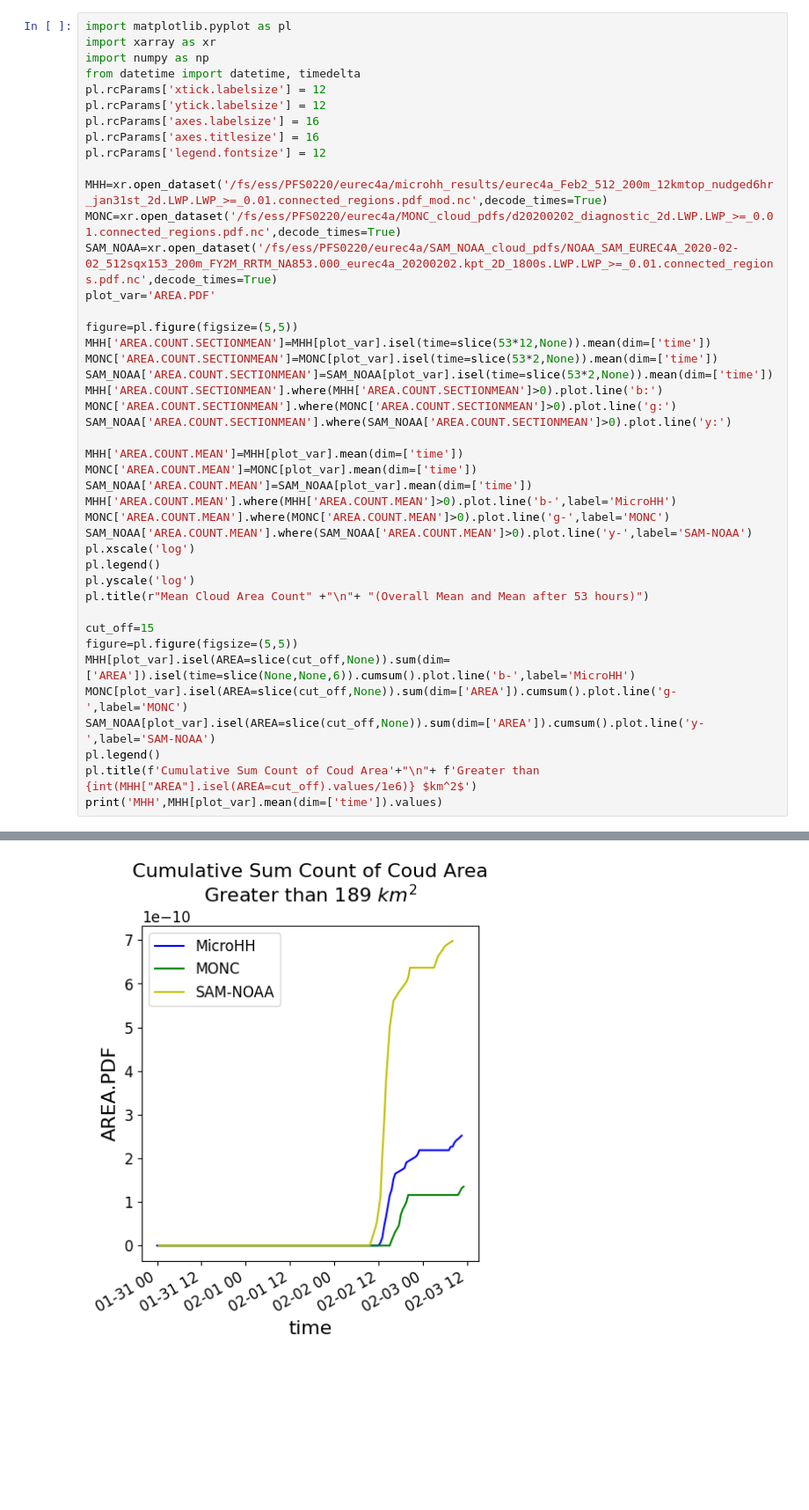
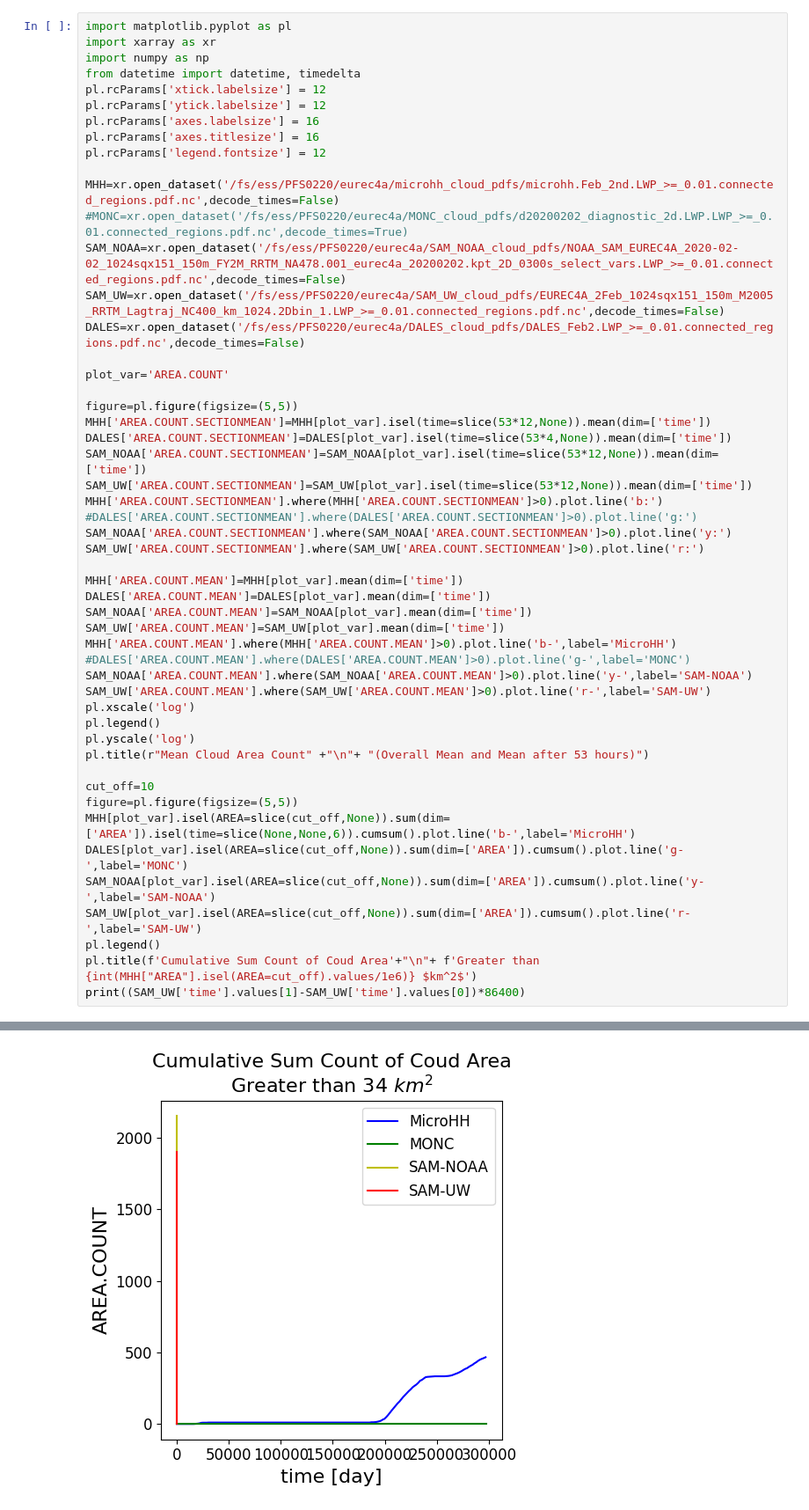
Before and after one commit to girishnigamanth/python_files, a Jupyter notebook: EUREC4A/cloud_size_distribution.ipynb, the cells around one changed output, grey strips where cells are left out. Shown at 88% size. Drawn from its saved outputs; the diff is of its cells as text; blank space fills up the shorter version.

```diff
--- a/EUREC4A/cloud_size_distribution.ipynb
+++ b/EUREC4A/cloud_size_distribution.ipynb
@@ -9,36 +9,44 @@ pl.rcParams['axes.labelsize'] = 16
 pl.rcParams['axes.titlesize'] = 16
 pl.rcParams['legend.fontsize'] = 12
 
-MHH=xr.open_dataset('/fs/ess/PFS0220/eurec4a/microhh_results/eurec4a_Feb2_512_200m_12kmtop_nudged6hr_jan31st_2d.LWP.LWP_>=_0.01.connected_regions.pdf_mod.nc',decode_times=True)
-MONC=xr.open_dataset('/fs/ess/PFS0220/eurec4a/MONC_cloud_pdfs/d20200202_diagnostic_2d.LWP.LWP_>=_0.01.connected_regions.pdf.nc',decode_times=True)
-SAM_NOAA=xr.open_dataset('/fs/ess/PFS0220/eurec4a/SAM_NOAA_cloud_pdfs/NOAA_SAM_EUREC4A_2020-02-02_512sqx153_200m_FY2M_RRTM_NA853.000_eurec4a_20200202.kpt_2D_1800s.LWP.LWP_>=_0.01.connected_regions.pdf.nc',decode_times=True)
-plot_var='AREA.PDF'
+MHH=xr.open_dataset('/fs/ess/PFS0220/eurec4a/microhh_cloud_pdfs/microhh.Feb_2nd.LWP_>=_0.01.connected_regions.pdf.nc',decode_times=False)
+#MONC=xr.open_dataset('/fs/ess/PFS0220/eurec4a/MONC_cloud_pdfs/d20200202_diagnostic_2d.LWP.LWP_>=_0.01.connected_regions.pdf.nc',decode_times=True)
+SAM_NOAA=xr.open_dataset('/fs/ess/PFS0220/eurec4a/SAM_NOAA_cloud_pdfs/NOAA_SAM_EUREC4A_2020-02-02_1024sqx151_150m_FY2M_RRTM_NA478.001_eurec4a_20200202.kpt_2D_0300s_select_vars.LWP_>=_0.01.connected_regions.pdf.nc',decode_times=False)
+SAM_UW=xr.open_dataset('/fs/ess/PFS0220/eurec4a/SAM_UW_cloud_pdfs/EUREC4A_2Feb_1024sqx151_150m_M2005_RRTM_Lagtraj_NC400_km_1024.2Dbin_1.LWP_>=_0.01.connected_regions.pdf.nc',decode_times=False)
+DALES=xr.open_dataset('/fs/ess/PFS0220/eurec4a/DALES_cloud_pdfs/DALES_Feb2.LWP_>=_0.01.connected_regions.pdf.nc',decode_times=False)
+
+plot_var='AREA.COUNT'
 
 figure=pl.figure(figsize=(5,5))
 MHH['AREA.COUNT.SECTIONMEAN']=MHH[plot_var].isel(time=slice(53*12,None)).mean(dim=['time'])
-MONC['AREA.COUNT.SECTIONMEAN']=MONC[plot_var].isel(time=slice(53*2,None)).mean(dim=['time'])
-SAM_NOAA['AREA.COUNT.SECTIONMEAN']=SAM_NOAA[plot_var].isel(time=slice(53*2,None)).mean(dim=['time'])
+DALES['AREA.COUNT.SECTIONMEAN']=DALES[plot_var].isel(time=slice(53*4,None)).mean(dim=['time'])
+SAM_NOAA['AREA.COUNT.SECTIONMEAN']=SAM_NOAA[plot_var].isel(time=slice(53*12,None)).mean(dim=['time'])
+SAM_UW['AREA.COUNT.SECTIONMEAN']=SAM_UW[plot_var].isel(time=slice(53*12,None)).mean(dim=['time'])
 MHH['AREA.COUNT.SECTIONMEAN'].where(MHH['AREA.COUNT.SECTIONMEAN']>0).plot.line('b:')
-MONC['AREA.COUNT.SECTIONMEAN'].where(MONC['AREA.COUNT.SECTIONMEAN']>0).plot.line('g:')
+#DALES['AREA.COUNT.SECTIONMEAN'].where(DALES['AREA.COUNT.SECTIONMEAN']>0).plot.line('g:')
 SAM_NOAA['AREA.COUNT.SECTIONMEAN'].where(SAM_NOAA['AREA.COUNT.SECTIONMEAN']>0).plot.line('y:')
+SAM_UW['AREA.COUNT.SECTIONMEAN'].where(SAM_UW['AREA.COUNT.SECTIONMEAN']>0).plot.line('r:')
 
 MHH['AREA.COUNT.MEAN']=MHH[plot_var].mean(dim=['time'])
-MONC['AREA.COUNT.MEAN']=MONC[plot_var].mean(dim=['time'])
+DALES['AREA.COUNT.MEAN']=DALES[plot_var].mean(dim=['time'])
 SAM_NOAA['AREA.COUNT.MEAN']=SAM_NOAA[plot_var].mean(dim=['time'])
+SAM_UW['AREA.COUNT.MEAN']=SAM_UW[plot_var].mean(dim=['time'])
 MHH['AREA.COUNT.MEAN'].where(MHH['AREA.COUNT.MEAN']>0).plot.line('b-',label='MicroHH')
-MONC['AREA.COUNT.MEAN'].where(MONC['AREA.COUNT.MEAN']>0).plot.line('g-',label='MONC')
+#DALES['AREA.COUNT.MEAN'].where(DALES['AREA.COUNT.MEAN']>0).plot.line('g-',label='MONC')
 SAM_NOAA['AREA.COUNT.MEAN'].where(SAM_NOAA['AREA.COUNT.MEAN']>0).plot.line('y-',label='SAM-NOAA')
+SAM_UW['AREA.COUNT.MEAN'].where(SAM_UW['AREA.COUNT.MEAN']>0).plot.line('r-',label='SAM-UW')
 pl.xscale('log')
 pl.legend()
 pl.yscale('log')
 pl.title(r"Mean Cloud Area Count" +"\n"+ "(Overall Mean and Mean after 53 hours)")
 
-cut_off=15
+cut_off=10
 figure=pl.figure(figsize=(5,5))
 MHH[plot_var].isel(AREA=slice(cut_off,None)).sum(dim=['AREA']).isel(time=slice(None,None,6)).cumsum().plot.line('b-',label='MicroHH')
-MONC[plot_var].isel(AREA=slice(cut_off,None)).sum(dim=['AREA']).cumsum().plot.line('g-',label='MONC')
+DALES[plot_var].isel(AREA=slice(cut_off,None)).sum(dim=['AREA']).cumsum().plot.line('g-',label='MONC')
 SAM_NOAA[plot_var].isel(AREA=slice(cut_off,None)).sum(dim=['AREA']).cumsum().plot.line('y-',label='SAM-NOAA')
+SAM_UW[plot_var].isel(AREA=slice(cut_off,None)).sum(dim=['AREA']).cumsum().plot.line('r-',label='SAM-UW')
 pl.legend()
 pl.title(f'Cumulative Sum Count of Coud Area'+"\n"+ f'Greater than {int(MHH["AREA"].isel(AREA=cut_off).values/1e6)} $km^2$')
-print('MHH',MHH[plot_var].mean(dim=['time']).values)
+print((SAM_UW['time'].values[1]-SAM_UW['time'].values[0])*86400)
 # %% [output]
@@ -51 +55 @@ MHH [0.00000000e+00 0.00000000e+00 0.00000000e+00 4.92514312e-06
-[figure, old version]
+[figure, new version]
```
Also changed, not shown: parts of 1 cell of this notebook, 14 other files.
